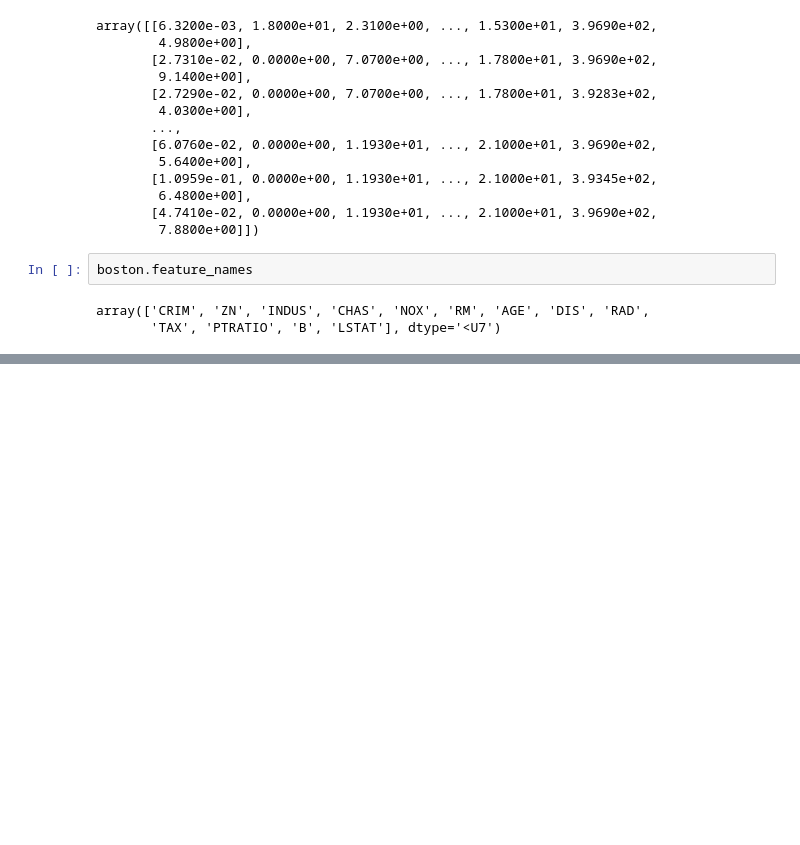
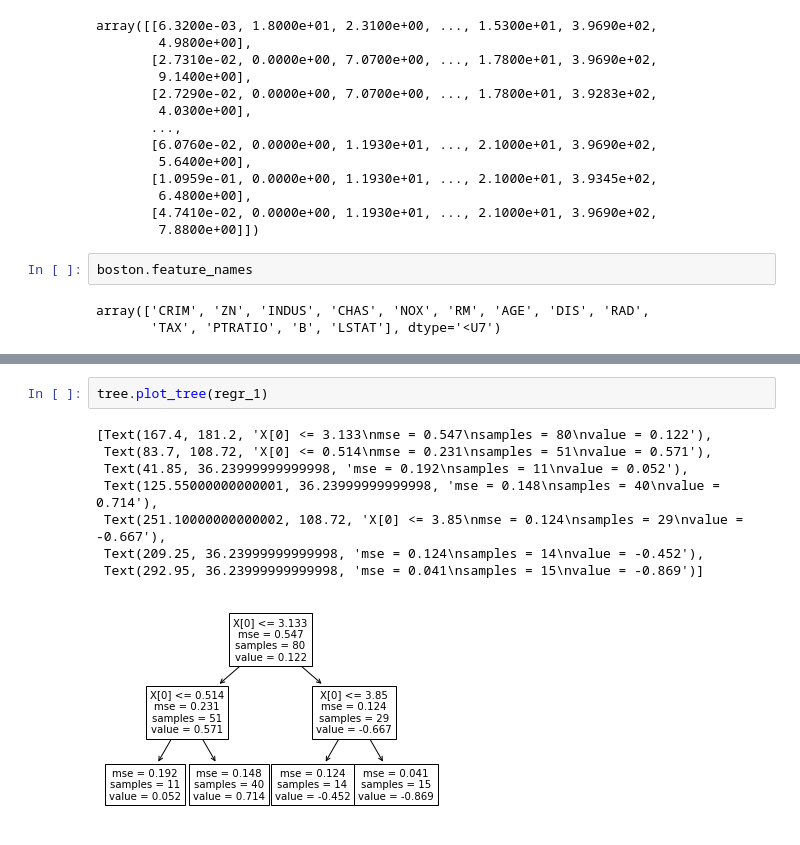
Before and after one commit to dongyeseu/knowledge, a Jupyter notebook: machine_learning/1.1 菜菜的sklearn学习课堂/1. Decision Tree.ipynb, the cells around one changed output, grey strips where cells are left out. Cells and saved outputs as stored; diff of their text form; blank space fills up the shorter version.

```diff
--- a/machine_learning/1.1 菜菜的sklearn学习课堂/1. Decision Tree.ipynb
+++ b/machine_learning/1.1 菜菜的sklearn学习课堂/1. Decision Tree.ipynb
@@ -335,0 +369,11 @@ np.mean(score)
+# %%
+tree.plot_tree(regr_1)
+# %% [output]
+[Text(167.4, 181.2, 'X[0] <= 3.133\nmse = 0.547\nsamples = 80\nvalue = 0.122'),
+ Text(83.7, 108.72, 'X[0] <= 0.514\nmse = 0.231\nsamples = 51\nvalue = 0.571'),
+ Text(41.85, 36.23999999999998, 'mse = 0.192\nsamples = 11\nvalue = 0.052'),
+ Text(125.55000000000001, 36.23999999999998, 'mse = 0.148\nsamples = 40\nvalue = 0.714'),
+ Text(251.10000000000002, 108.72, 'X[0] <= 3.85\nmse = 0.124\nsamples = 29\nvalue = -0.667'),
+ Text(209.25, 36.23999999999998, 'mse = 0.124\nsamples = 14\nvalue = -0.452'),
+ Text(292.95, 36.23999999999998, 'mse = 0.041\nsamples = 15\nvalue = -0.869')]
+[figure, added]
```
Also changed, not shown: parts of 17 cells of this notebook.
